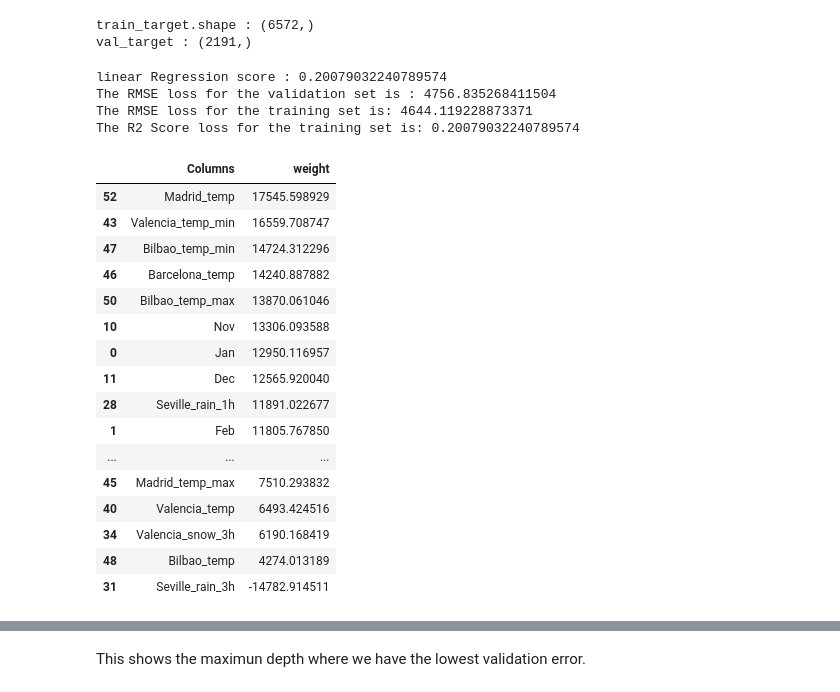
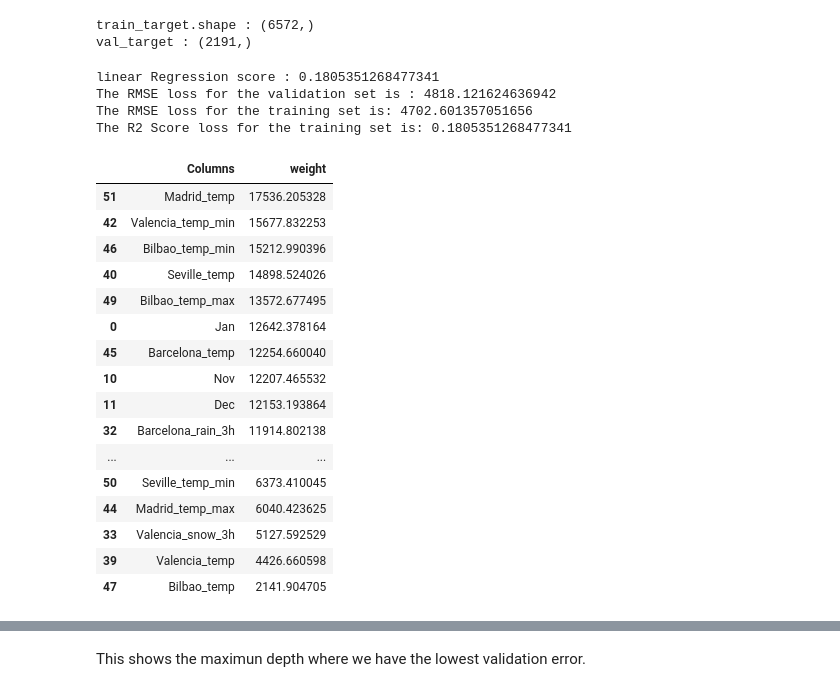
Before and after one commit to Emmantheo/Team-JM2-Starter-Notebook, a Jupyter notebook: starter-notebook.ipynb, the cells around one changed output, grey strips where cells are left out. Cells and saved outputs as stored; diff of their text form; code cells hidden in the pictures.

```diff
--- a/starter-notebook.ipynb
+++ b/starter-notebook.ipynb
@@ -447,7 +488,8 @@ print(df.select_dtypes(include=['int64','int32','float64','float32']).columns.to
 # %%
 # create new features
 # %%
-df.drop(['Unnamed: 0', 'Year', 'Day','Barcelona_weather_id','Madrid_weather_id', 'Seville_weather_id', 'Bilbao_weather_id',  'Madrid_weather_id','time'],axis=1,inplace=True)
+#City ID's, Unammed and time columns are dropped
+df.drop(['Unnamed: 0','Barcelona_weather_id','Madrid_weather_id', 'Seville_weather_id', 'Bilbao_weather_id',  'Madrid_weather_id','time'],axis=1,inplace=True)
 # %%
 df.describe()
 # %% [output]
@@ -596,3 +627,6 @@ train_inputs
+# %%
+train_inputs.drop(['Year','Day','Valencia_temp_min', 'Madrid_temp', 'Barcelona_temp', 'Madrid_temp_max','Bilbao_temp_max', 'Bilbao_temp', 'Madrid_temp_min', 'Seville_temp_min','Valencia_temp', 'Bilbao_temp_min', 'Barcelona_temp_max', 'Seville_temp' ,  'Valencia_temp_max', 'Seville_temp_max',  'Madrid_clouds_all', 'Seville_clouds_all'],axis=1,inplace=True)
+test_inputs.drop(['Year','Day','Valencia_temp_min', 'Madrid_temp', 'Barcelona_temp', 'Madrid_temp_max','Bilbao_temp_max', 'Bilbao_temp', 'Madrid_temp_min', 'Seville_temp_min','Valencia_temp', 'Bilbao_temp_min', 'Barcelona_temp_max', 'Seville_temp' , 'Valencia_temp_max', 'Seville_temp_max',  'Madrid_clouds_all', 'Seville_clouds_all'],axis=1,inplace=True)
 # %%
 train_df,val_df = train_test_split(train_inputs,random_state=42,test_size=0.25)
 # %%
@@ -616,14 +650,14 @@ val_target : (2191,)
 # create one or more ML models
 from sklearn.linear_model import LinearRegression,Ridge,Lasso,ElasticNet
 # %%
-linreg = LinearRegression().fit(train_df,train_target)
+linreg = LinearRegression().fit(train_df.drop('Seville_rain_3h',axis=1),train_target)
 
-linreg_val_preds = linreg.predict(val_df)
-linreg_preds = linreg.predict(train_df)
+linreg_val_preds = linreg.predict(val_df.drop('Seville_rain_3h',axis=1))
+linreg_preds = linreg.predict(train_df.drop('Seville_rain_3h',axis=1))
 # %%
 # evaluate one or more ML models
 
-linreg_score = linreg.score(train_df,train_target)
+linreg_score = linreg.score(train_df.drop('Seville_rain_3h',axis=1),train_target)
 val_rmse = mean_squared_error(val_target,linreg_val_preds,squared=False)
 train_rmse = mean_squared_error(train_target,linreg_preds,squared=False)
 train_r2 =r2_score(train_target,linreg_preds)
@@ -633,35 +667,35 @@ print('The RMSE loss for the validation set is :',val_rmse)
 print('The RMSE loss for the training set is:',train_rmse)
 print('The R2 Score loss for the training set is:',train_r2)
 # %% [output]
-linear Regression score : 0.20079032240789574
-The RMSE loss for the validation set is : 4756.835268411504
-The RMSE loss for the training set is: 4644.119228873371
-The R2 Score loss for the training set is: 0.20079032240789574
+linear Regression score : 0.1805351268477341
+The RMSE loss for the validation set is : 4818.121624636942
+The RMSE loss for the training set is: 4702.601357051656
+The R2 Score loss for the training set is: 0.1805351268477341
 # %%
 #weights of the dataset is the sum of the intercepts and coefficeints
 weights = linreg.intercept_+ linreg.coef_
 
 weights_df = pd.DataFrame({
-    'Columns': train_df.columns,
+    'Columns': train_df.drop('Seville_rain_3h',axis=1).columns,
     'weight': weights
 }).sort_values('weight', ascending=False)
 weights_df
 #This shows the metrics from most significance
 # %% [output]
 |  | Columns | weight |
-| 52 | Madrid_temp | 17545.598929 |
-| 43 | Valencia_temp_min | 16559.708747 |
-| 47 | Bilbao_temp_min | 14724.312296 |
-| 46 | Barcelona_temp | 14240.887882 |
-| 50 | Bilbao_temp_max | 13870.061046 |
-| 10 | Nov | 13306.093588 |
-| 0 | Jan | 12950.116957 |
-| 11 | Dec | 12565.920040 |
-| 28 | Seville_rain_1h | 11891.022677 |
-| 1 | Feb | 11805.767850 |
+| 51 | Madrid_temp | 17536.205328 |
+| 42 | Valencia_temp_min | 15677.832253 |
+| 46 | Bilbao_temp_min | 15212.990396 |
+| 40 | Seville_temp | 14898.524026 |
+| 49 | Bilbao_temp_max | 13572.677495 |
+| 0 | Jan | 12642.378164 |
+| 45 | Barcelona_temp | 12254.660040 |
+| 10 | Nov | 12207.465532 |
+| 11 | Dec | 12153.193864 |
+| 32 | Barcelona_rain_3h | 11914.802138 |
 | ... | ... | ... |
-| 45 | Madrid_temp_max | 7510.293832 |
-| 40 | Valencia_temp | 6493.424516 |
-| 34 | Valencia_snow_3h | 6190.168419 |
-| 48 | Bilbao_temp | 4274.013189 |
-| 31 | Seville_rain_3h | -14782.914511 |
+| 50 | Seville_temp_min | 6373.410045 |
+| 44 | Madrid_temp_max | 6040.423625 |
+| 33 | Valencia_snow_3h | 5127.592529 |
+| 39 | Valencia_temp | 4426.660598 |
+| 47 | Bilbao_temp | 2141.904705 |
```
Also changed, not shown: parts of 30 cells of this notebook.
